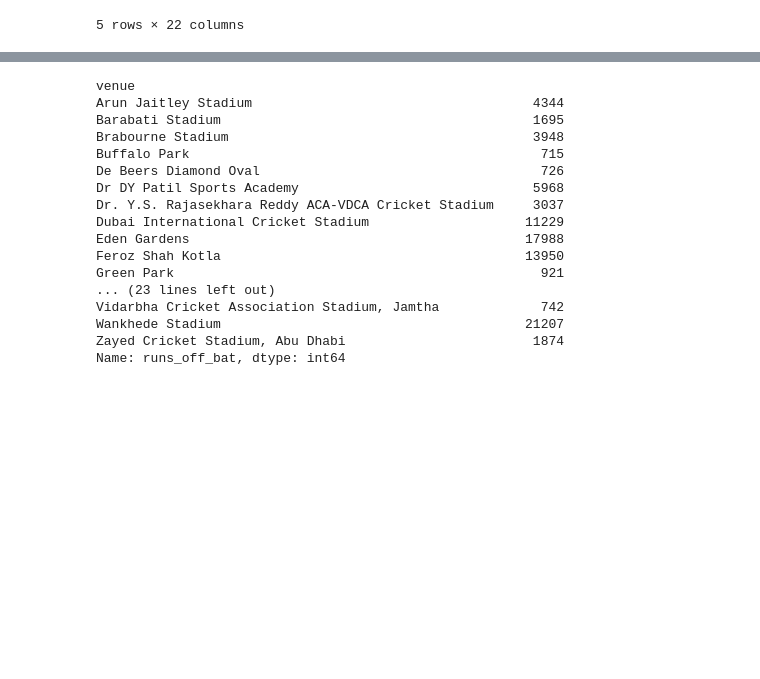
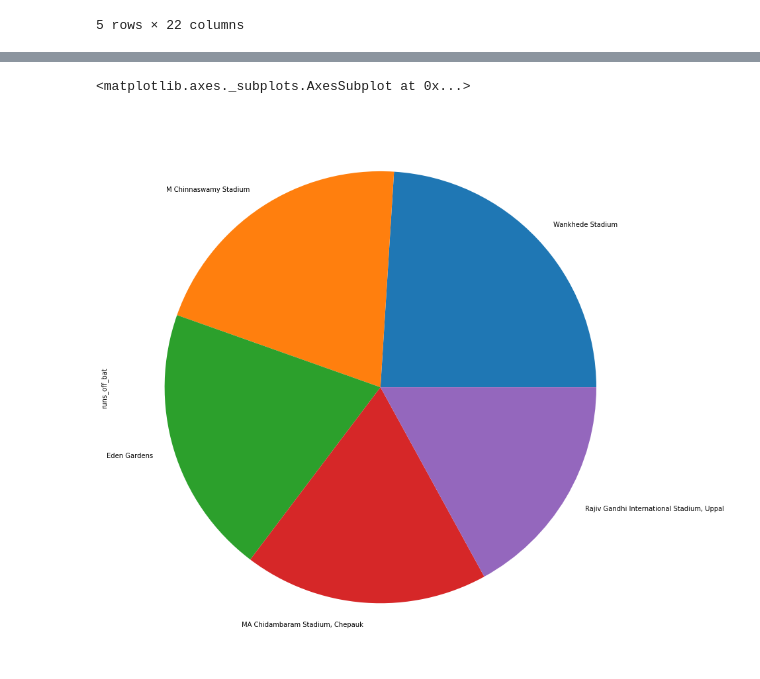
Before and after one commit to arnavkundalia/Sports-Feed, a Jupyter notebook: ML_Project.ipynb, the cells around one changed output, grey strips where cells are left out. Cells and saved outputs as stored; diff of their text form; code cells hidden in the pictures; blank space fills up the shorter version.

```diff
--- a/ML_Project.ipynb
+++ b/ML_Project.ipynb
@@ -102,23 +118,9 @@ sns.heatmap(data.corr(),annot=True)
-# %%
-data.groupby('venue')['runs_off_bat'].count()
-# %% [output]
-venue
-Arun Jaitley Stadium                                    4344
-Barabati Stadium                                        1695
-Brabourne Stadium                                       3948
-Buffalo Park                                             715
-De Beers Diamond Oval                                    726
-Dr DY Patil Sports Academy                              5968
-Dr. Y.S. Rajasekhara Reddy ACA-VDCA Cricket Stadium     3037
-Dubai International Cricket Stadium                    11229
-Eden Gardens                                           17988
-Feroz Shah Kotla                                       13950
-Green Park                                               921
-... (23 lines left out)
-Vidarbha Cricket Association Stadium, Jamtha             742
-Wankhede Stadium                                       21207
-Zayed Cricket Stadium, Abu Dhabi                        1874
-Name: runs_off_bat, dtype: int64
+# %%
+venue = data.groupby('venue')['runs_off_bat'].count().nlargest(5)
+venue.plot(kind="pie", figsize=(20,15))
+# %% [output]
+<matplotlib.axes._subplots.AxesSubplot at 0x...>
+[figure, added]
 # %%
 bowler = data.groupby('bowler')['wicket_type'].count().nlargest(20)
 bowler.plot(kind= "bar", ylabel="Wickets Taken", xlabel= "Bowler", figsize = (15,12), title = "Top 20 Bowlers of All Times")
```
Also changed, not shown: parts of 13 cells of this notebook.
